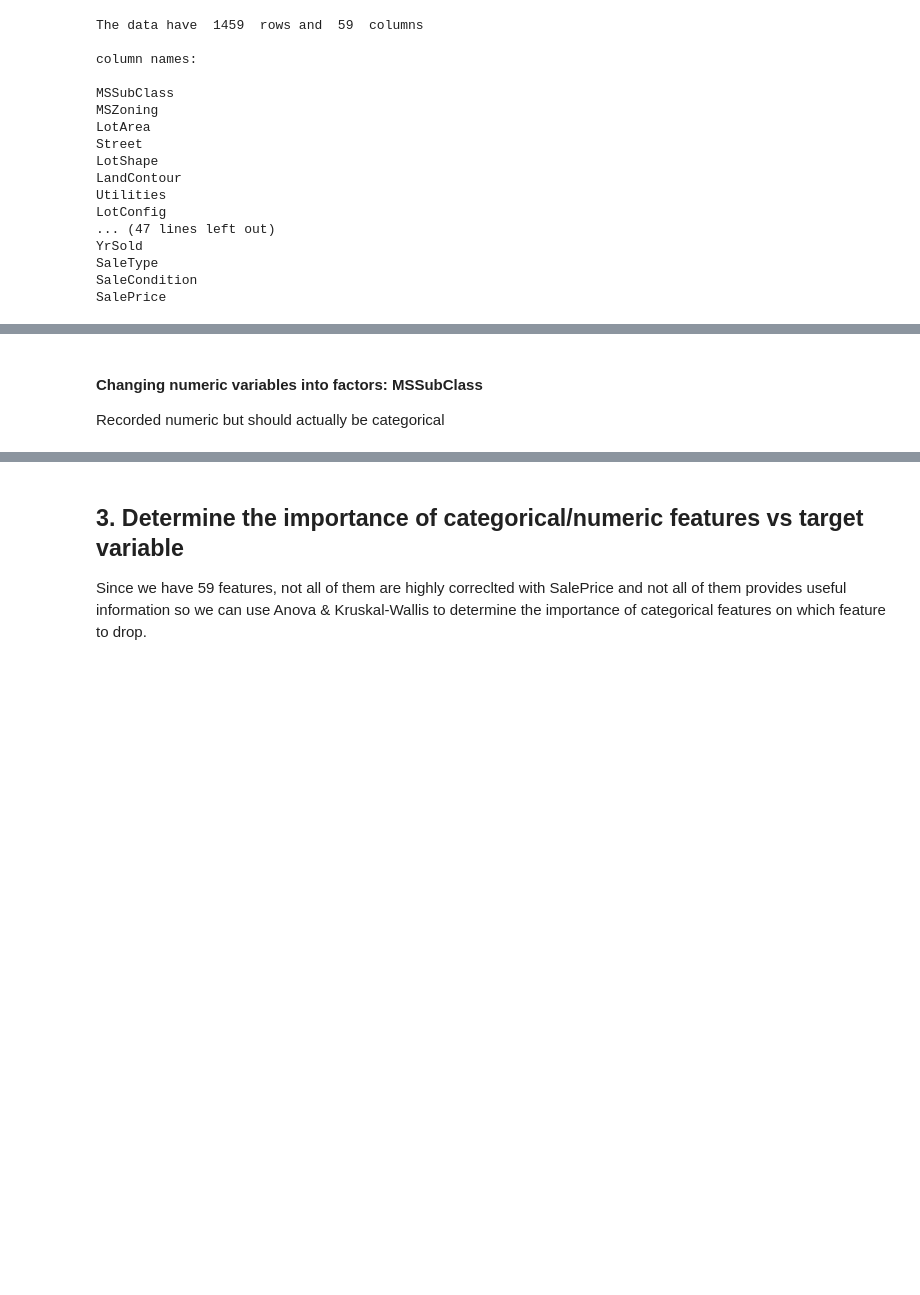
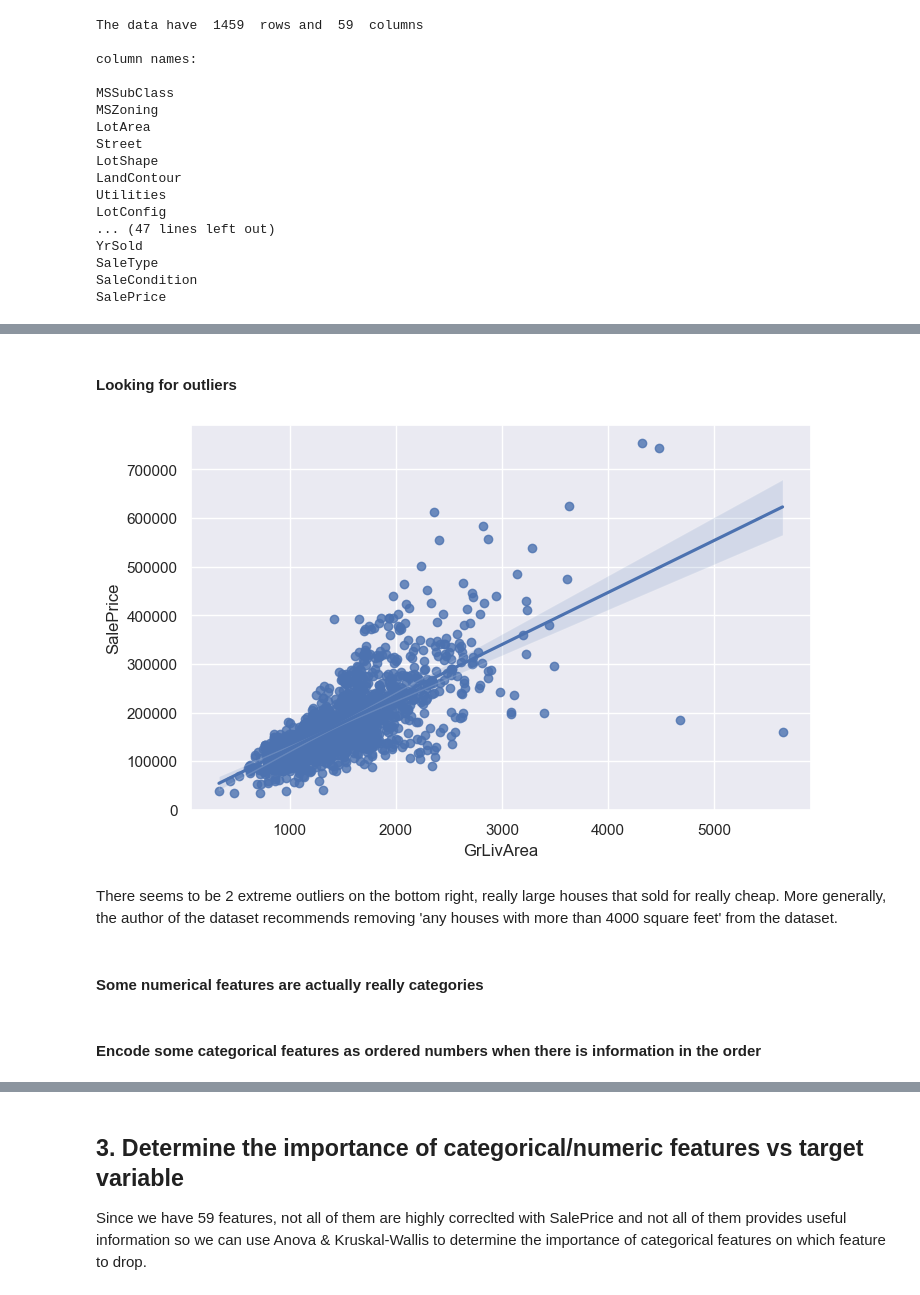
Before and after one commit to tw1107/Springboard-Capstone-House-Price, a Jupyter notebook: notebook/03_Pre-processing & Training Data Development.ipynb, the cells around one changed output, grey strips where cells are left out. Saved outputs shown, nothing was run; the diff lists cells and outputs as text; code cells hidden in the pictures; blank space fills up the shorter version.

```diff
--- a/notebook/03_Pre-processing & Training Data Development.ipynb
+++ b/notebook/03_Pre-processing & Training Data Development.ipynb
@@ -48,3 +43,5 @@ cm_bright = ListedColormap(['#FF0000', '#0000FF'])
+# %%
+sns.set()
 # %% [markdown]
 ## 2. Load Data
 # %% [markdown]
@@ -87,20 +85,10 @@ df_cleaned.head()
-# %% [markdown]
-#### Changing numeric variables into factors: MSSubClass
-Recorded numeric but should actually be categorical
-# %%
-df_cleaned.replace({'MSSubClass': {20: '1-STORY 1946 & NEWER ALL STYLES',
-        30: '1-STORY 1945 & OLDER',
-        40: '1-STORY W/FINISHED ATTIC ALL AGES',
-        45: '1-1/2 STORY - UNFINISHED ALL AGES',
-        50: '1-1/2 STORY FINISHED ALL AGES',
-        60: '2-STORY 1946 & NEWER',
-        70: '2-STORY 1945 & OLDER',
-        75: '2-1/2 STORY ALL AGES',
-        80: 'SPLIT OR MULTI-LEVEL',
-        85: 'SPLIT FOYER',
-        90: 'DUPLEX - ALL STYLES AND AGES',
-        120: '1-STORY PUD (Planned Unit Development) - 1946 & NEWER',
-        150: '1-1/2 STORY PUD - ALL AGES',
-        160: '2-STORY PUD - 1946 & NEWER',
-        180: 'PUD - MULTILEVEL - INCL SPLIT LEV/FOYER',
-        190: '2 FAMILY CONVERSION - ALL STYLES AND AGES'}}, inplace=True)
+# %% [markdown]
+#### Looking for outliers
+# %%
+f, ax = plt.subplots(figsize=(8, 5))
+sns.regplot(x=df_cleaned['GrLivArea'], y=df_cleaned['SalePrice'], data=df_cleaned)
+plt.show()
+# %% [output]
+[figure, added]
+# %% [markdown]
+There seems to be 2 extreme outliers on the bottom right, really large houses that sold for really cheap. More generally, the author of the dataset recommends removing 'any houses with more than 4000 square feet' from the dataset.
@@ -106,0 +101,2 @@ df_cleaned.replace({'MSSubClass': {20: '1-STORY 1946 & NEWER ALL STYLES',
+# %% [markdown]
+#### Some numerical features are actually really categories
@@ -106,0 +111,2 @@ df_cleaned.replace({'MSSubClass': {20: '1-STORY 1946 & NEWER ALL STYLES',
+# %% [markdown]
+#### Encode some categorical features as ordered numbers when there is information in the order
```
Also changed, not shown: parts of 53 cells of this notebook.
